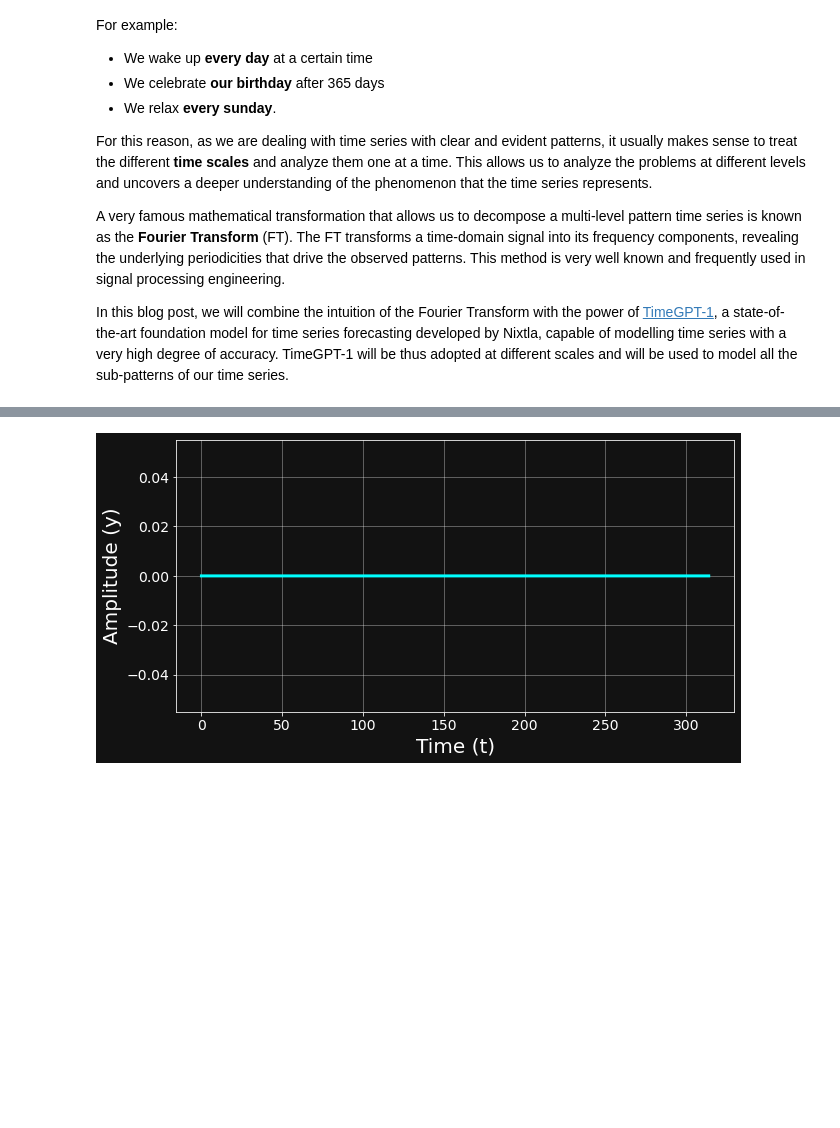
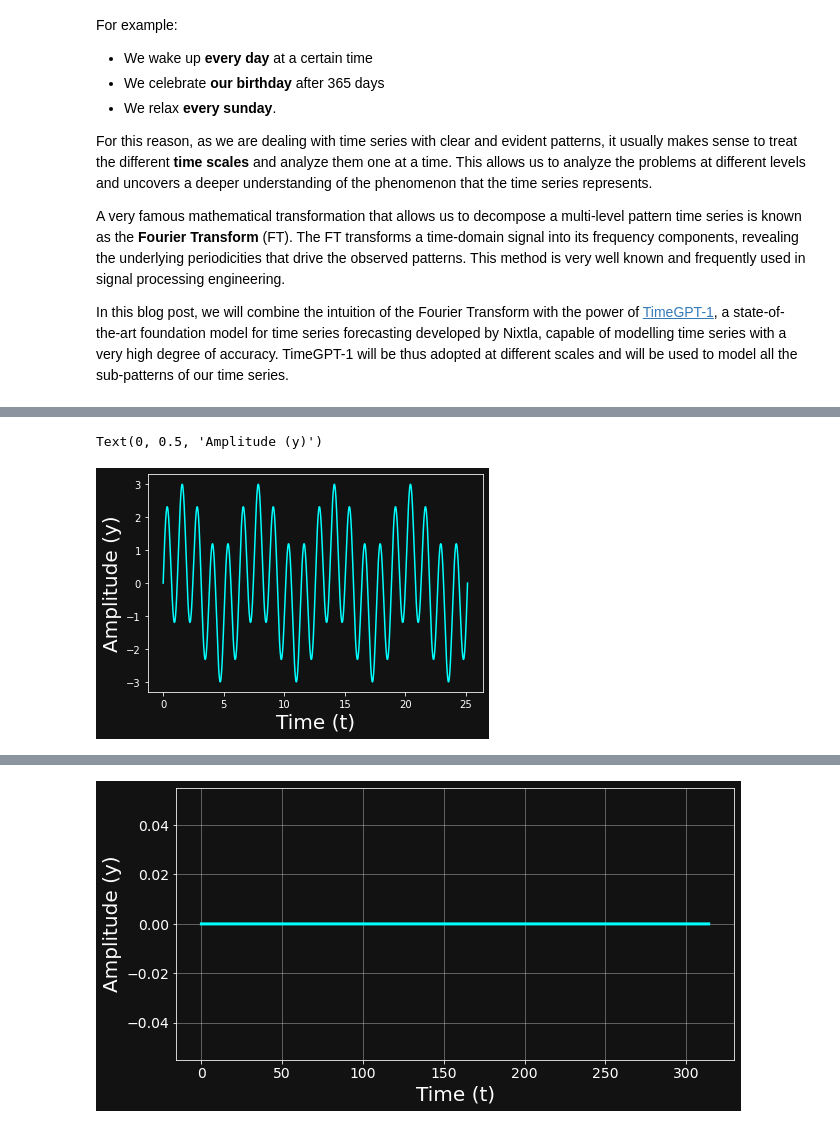
Before and after one commit to PieroPaialungaAI/FourierTransformModelling, a Jupyter notebook: frequency_ts_modelling.ipynb, the cells around one changed output, grey strips where cells are left out. Cells and saved outputs as stored; diff of their text form; code cells hidden in the pictures; blank space fills up the shorter version.

```diff
--- a/frequency_ts_modelling.ipynb
+++ b/frequency_ts_modelling.ipynb
@@ -32,0 +42,10 @@ The Fourier Transform takes this complex time series, made up of many overlappin
+# %%
+import numpy as np
+t = np.linspace(0,8*np.pi,1000)
+y = np.sin(x) + 2*np.sin(5*t)
+plt.plot(t,y, color ='cyan')
+plt.xlabel('Time (t)', fontsize = 20)
+plt.ylabel('Amplitude (y)', fontsize = 20)
+# %% [output]
+Text(0, 0.5, 'Amplitude (y)')
+[figure, added]
```
Also changed, not shown: parts of 12 cells of this notebook, 14 other files.
